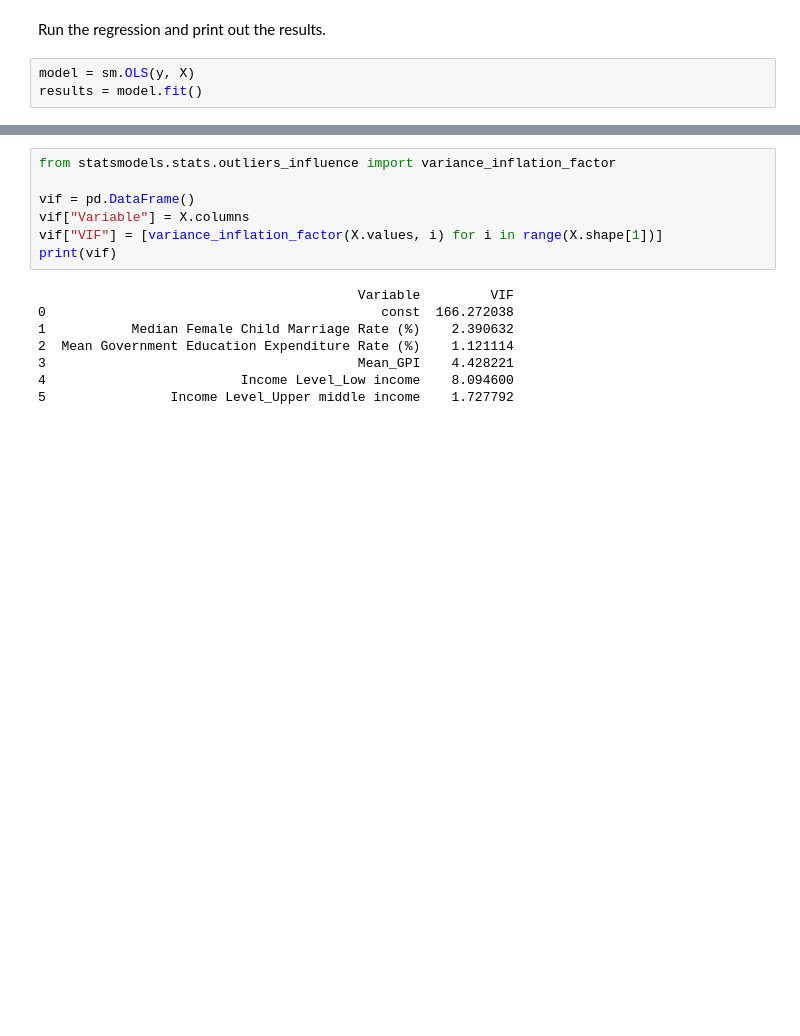
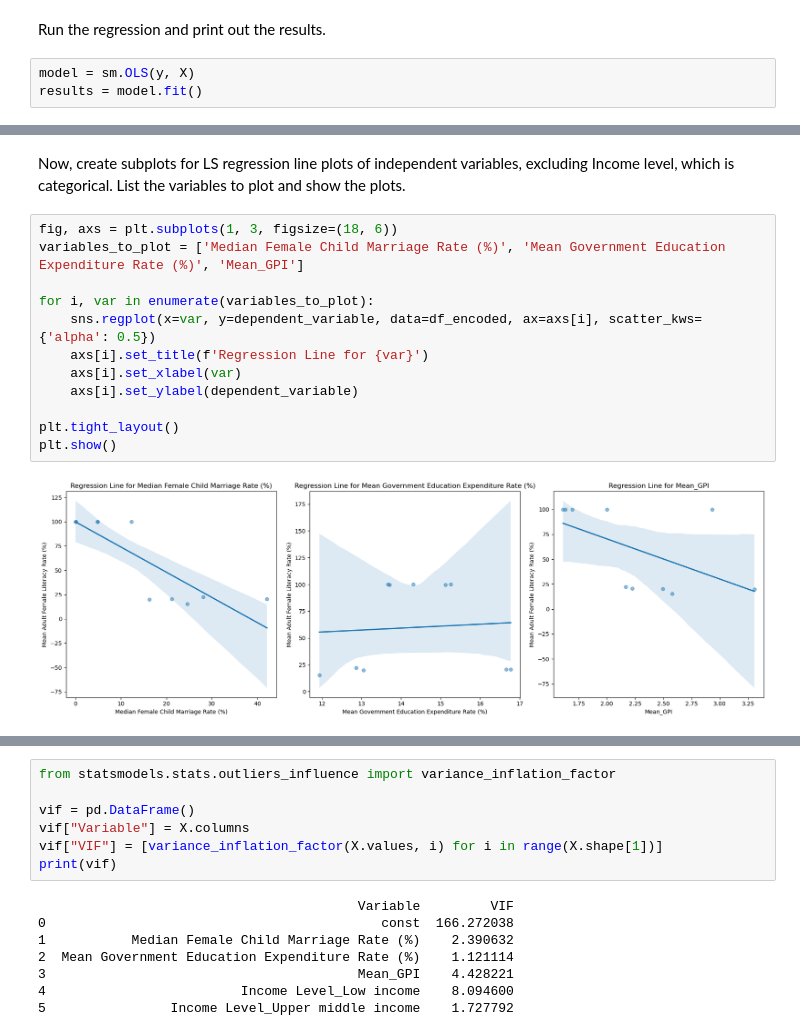
Before and after one commit to nf-97/literacy-project, a Jupyter notebook: Regression_results_Lilia/Regression_results.ipynb, the cells around one changed output, grey strips where cells are left out. Cells and saved outputs as stored; diff of their text form; blank space fills up the shorter version.

```diff
--- a/Regression_results_Lilia/Regression_results.ipynb
+++ b/Regression_results_Lilia/Regression_results.ipynb
@@ -130,0 +133,16 @@ The limitation of the model is that the data available is limited.
+# %% [markdown]
+Now, create subplots for LS regression line plots of independent variables, excluding Income level, which is categorical. List the variables to plot and show the plots.
+# %%
+fig, axs = plt.subplots(1, 3, figsize=(18, 6))
+variables_to_plot = ['Median Female Child Marriage Rate (%)', 'Mean Government Education Expenditure Rate (%)', 'Mean_GPI']
+
+for i, var in enumerate(variables_to_plot):
+    sns.regplot(x=var, y=dependent_variable, data=df_encoded, ax=axs[i], scatter_kws={'alpha': 0.5})
+    axs[i].set_title(f'Regression Line for {var}')
+    axs[i].set_xlabel(var)
+    axs[i].set_ylabel(dependent_variable)
+
+plt.tight_layout()
+plt.show()
+# %% [output]
+[figure, added]
```
Also changed, not shown: parts of 7 cells of this notebook.
